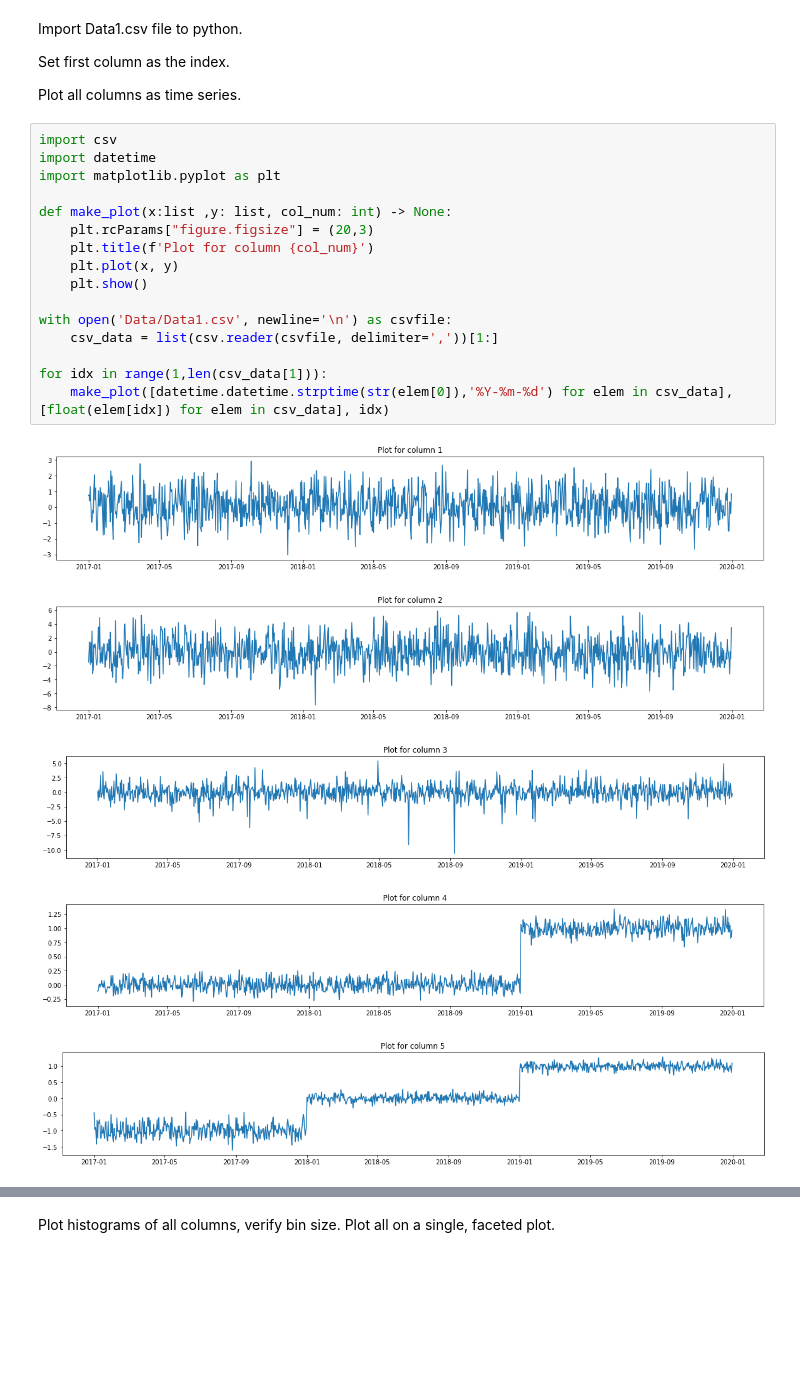
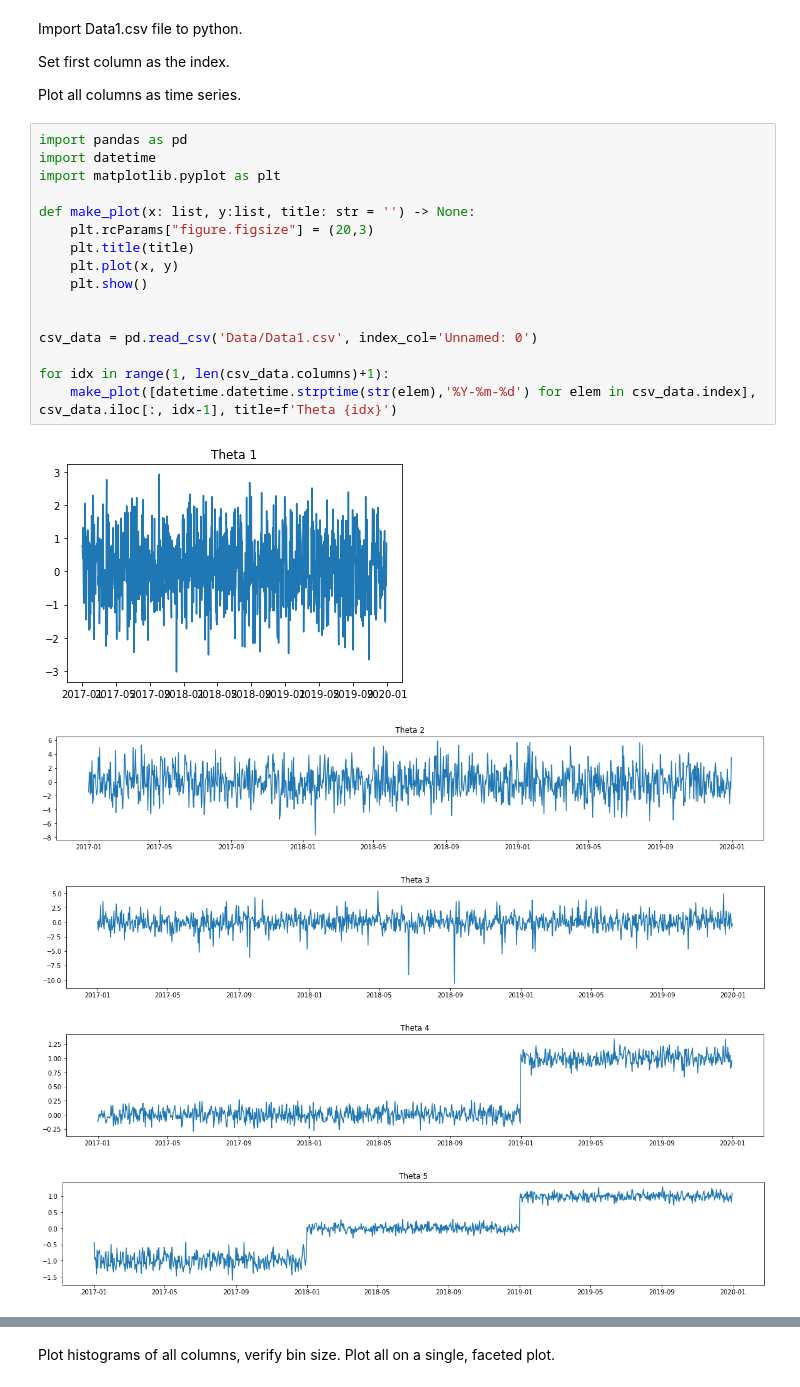
Before and after one commit to FOlszowski/data_analytics, a Jupyter notebook: LAB1/LAB_1.ipynb, the cells around one changed output, grey strips where cells are left out. Cells and saved outputs as stored; diff of their text form; blank space fills up the shorter version.

```diff
--- a/LAB1/LAB_1.ipynb
+++ b/LAB1/LAB_1.ipynb
@@ -7,24 +7,24 @@ Set first column as the index.
 
 Plot all columns as time series.
 # %%
-import csv
+import pandas as pd
 import datetime
 import matplotlib.pyplot as plt
 
-def make_plot(x:list ,y: list, col_num: int) -> None:
+def make_plot(x: list, y:list, title: str = '') -> None:
     plt.rcParams["figure.figsize"] = (20,3)
-    plt.title(f'Plot for column {col_num}')
+    plt.title(title)
     plt.plot(x, y)
     plt.show()
 
-with open('Data/Data1.csv', newline='\n') as csvfile:
-    csv_data = list(csv.reader(csvfile, delimiter=','))[1:]
 
-for idx in range(1,len(csv_data[1])):
-    make_plot([datetime.datetime.strptime(str(elem[0]),'%Y-%m-%d') for elem in csv_data],[float(elem[idx]) for elem in csv_data], idx)
+csv_data = pd.read_csv('Data/Data1.csv', index_col='Unnamed: 0')
+
+for idx in range(1, len(csv_data.columns)+1):
+    make_plot([datetime.datetime.strptime(str(elem),'%Y-%m-%d') for elem in csv_data.index], csv_data.iloc[:, idx-1], title=f'Theta {idx}')
 # %% [output]
-[figure, old version]
+[figure, new version]
-[figure, old version]
+[figure, new version]
-[figure, old version]
+[figure, new version]
-[figure, old version]
+[figure, new version]
-[figure, old version]
+[figure, new version]
```
Also changed, not shown: parts of 9 cells of this notebook, 1 other file.
